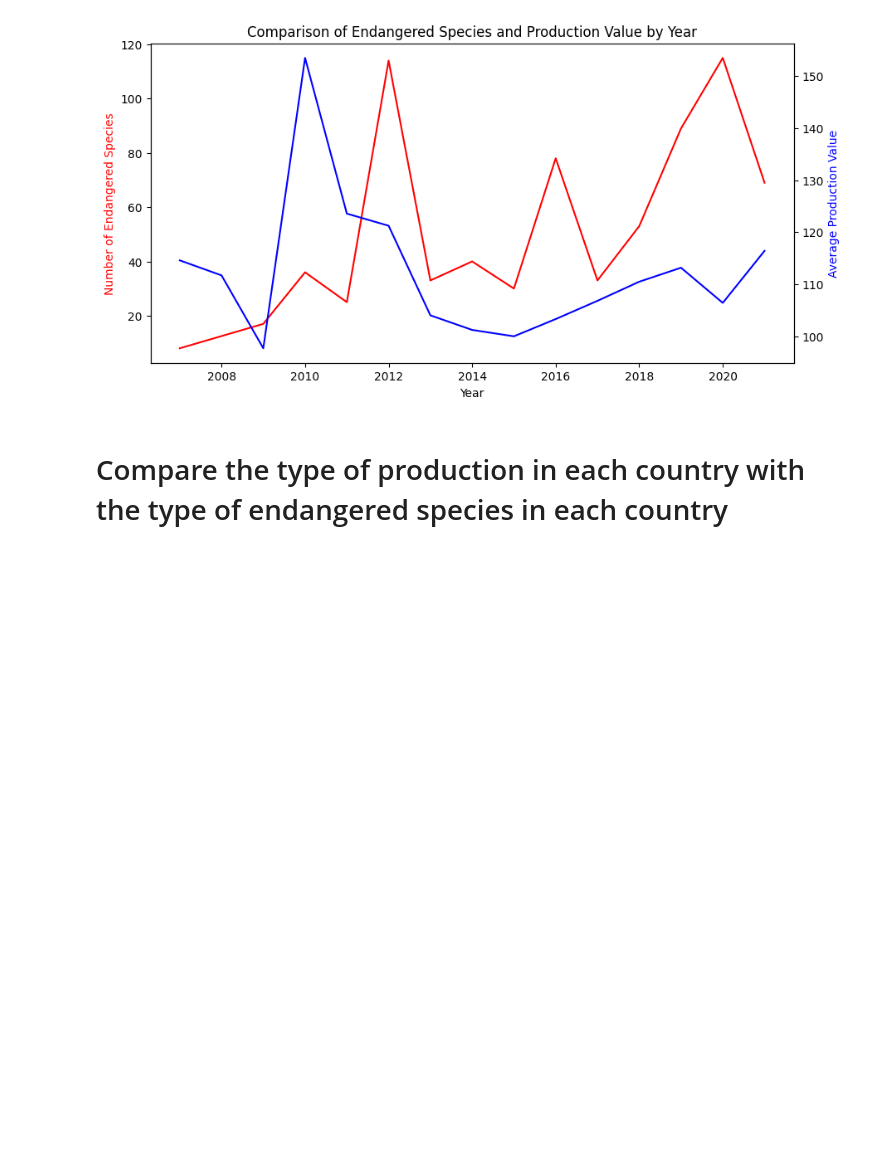
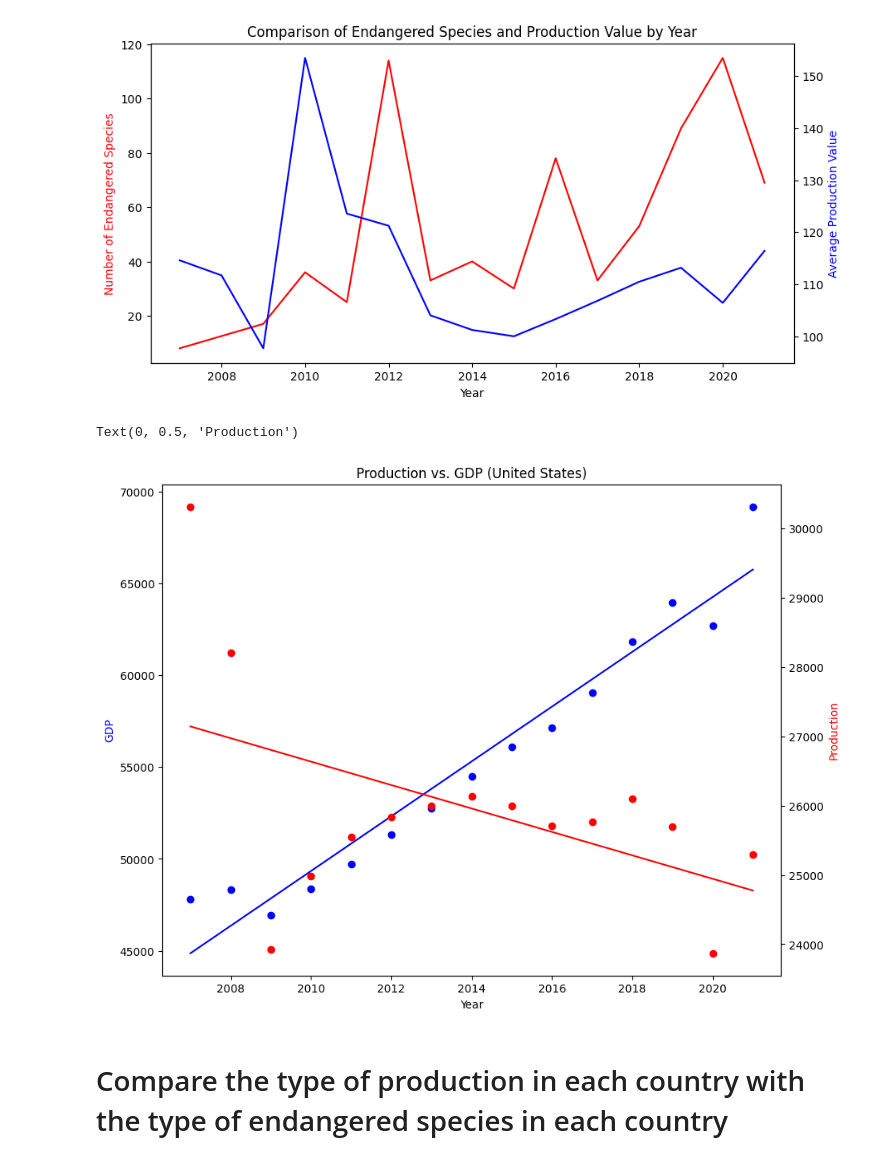
Before and after one commit to ENVS110a-SP23/group2-project, a Jupyter notebook: visualizations.ipynb, the cells around one changed output. Cells and saved outputs as stored; diff of their text form; code cells hidden in the pictures; blank space fills up the shorter version.

Commit message:
GDP Data

```diff
--- a/visualizations.ipynb
+++ b/visualizations.ipynb
@@ -114,6 +111,58 @@ plt.title('Comparison of Endangered Species and Production Value by Year')
 plt.show()
 # %% [output]
 [figure]
+# %%
+#using UN GDP data to compare with threatened species data and see if there is a correlation
+
+# Read the UN GDP data into a dataframe
+undf = pd.read_csv('data/UNGDPdata.csv')
+
+#cleaning the data by taking out years before 2007 and after 2021
+undf = undf[undf['Year'] >= 2007]
+undf = undf[undf['Year'] <= 2021]
+
+#renaming all of the data in world_production_new with the "United States of America" to "United States"
+def US(name):
+    if name == 'United States of America':
+        newname = 'United States'
+        return newname
+    else:
+        return name
+
+production['Country Description'] = production['Country Description'].apply(US)
+
+new_prod = production.groupby(['Country Description', 'Year']).sum().reset_index()
+
+new_prod
+#merge the dataframes
+merged_df = pd.merge(new_prod, undf, left_on=['Country Description', 'Year'], right_on=['Country or Area', 'Year'], how='inner')
+
+merged_df = merged_df.rename(columns={'Value_x': 'Production', 'Value_y': 'GDP', 'Country Description': 'Country'})
+merged_df = merged_df.drop(columns=['Country or Area', 'Item'])
+merged_df = merged_df[merged_df['Country'] == 'United States']
+
+# #make a figure to compare the production and GDP
+fig, ax = plt.subplots(figsize=(10, 8))
+
+b, a = np.polyfit(merged_df['Year'], merged_df['GDP'], deg=1)
+ax.plot(merged_df['Year'], a + b * merged_df['Year'], color='blue')
+ax.scatter(merged_df['Year'], merged_df['GDP'], color='blue')
+
+
+
+ax.set_xlabel('Year')
+ax.set_ylabel('GDP', color='blue')
+ax.set_title('Production vs. GDP (United States)')
+
+
+ax1 = ax.twinx()
+b, a = np.polyfit(merged_df['Year'], merged_df['Production'], deg=1)
+ax1.plot(merged_df['Year'], a + b * merged_df['Year'], color='red')
+ax1.scatter(merged_df['Year'], merged_df['Production'], color='red')
+ax1.set_ylabel('Production', color='red')
+# %% [output]
+Text(0, 0.5, 'Production')
+[figure, added]
 # %% [markdown]
 # Compare the type of production in each country with the type of endangered species in each country
 # %%
```
Also changed, not shown: parts of 3 cells of this notebook, 2 other files.
